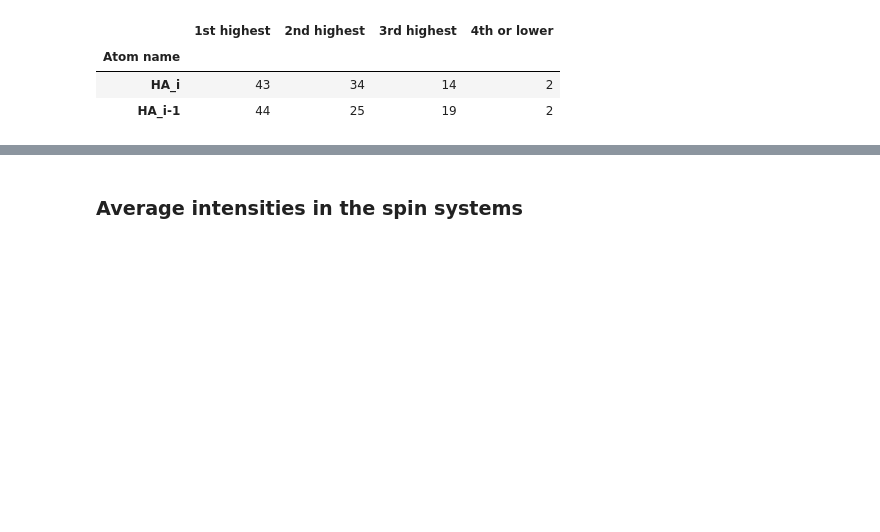
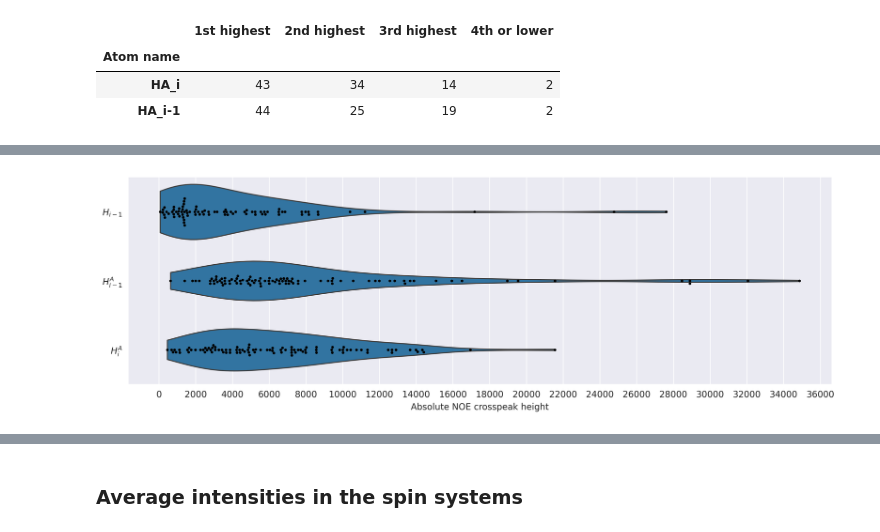
Before and after one commit to AI-ffinity/3d-noesy, a Jupyter notebook: main.ipynb, the cells around one changed output, grey strips where cells are left out. Drawn from its saved outputs; the diff is of its cells as text; code cells hidden in the pictures; blank space fills up the shorter version.

```diff
--- a/main.ipynb
+++ b/main.ipynb
@@ -129,0 +117,7 @@ plt.title(f"Intensity distribution of NOE peaks in 3D 15N NOESY of {pdb_id}");
+# %%
+df_to_plot = df.loc[df['atom_type_pos'].isin(["H_i-1", "HA_i-1", "HA_i"])][['res', 'height', 'atom_type_pos']]#.set_index('res')
+
+df_to_plot = pd.concat([df_hn_im1, df_ha_im1, df_ha], axis=0)
+df_to_plot['atom_type_pos'] = df_to_plot['atom_type_pos'].replace({'H_i-1': '$H_{i-1}$', 'HA_i-1': '$H^A_{i-1}$', 'HA_i': '$H^A_{i}$'})
+
+df_to_plot
@@ -129,0 +138,9 @@ plt.title(f"Intensity distribution of NOE peaks in 3D 15N NOESY of {pdb_id}");
+# %%
+g = sns.catplot(data=df_to_plot, x="height", y="atom_type_pos", kind="violin", inner=None, aspect=3, height=4, cut=0)
+sns.swarmplot(data=df_to_plot, x="height", y="atom_type_pos", color="k", size=3, ax=g.ax)
+g.ax.xaxis.set_major_locator(plt.MaxNLocator(20))
+
+plt.ylabel(None)
+plt.xlabel("Absolute NOE crosspeak height");
+# %% [output]
+[figure, added]
```
Also changed, not shown: parts of 17 cells of this notebook.
